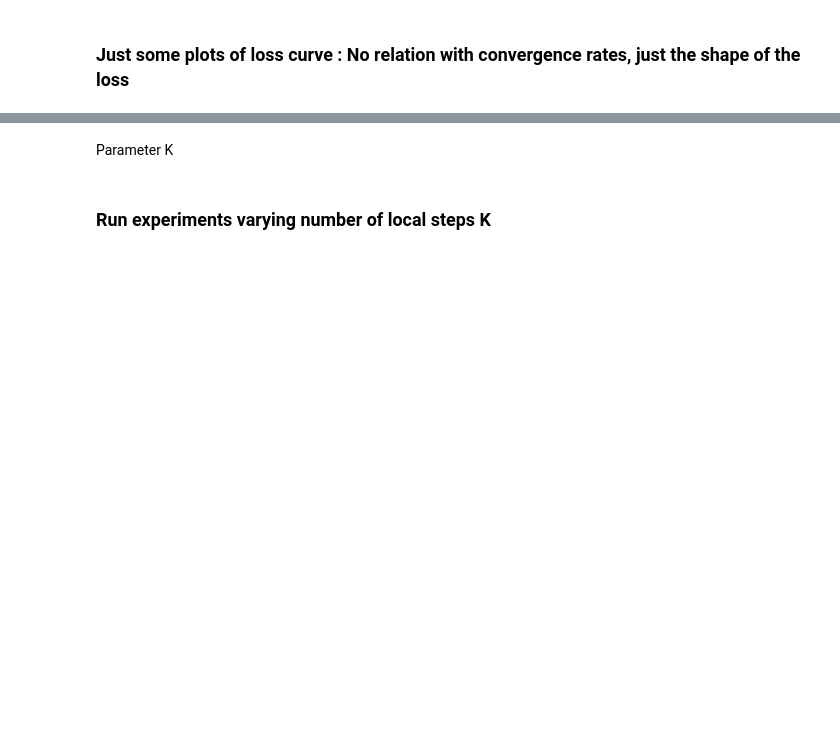
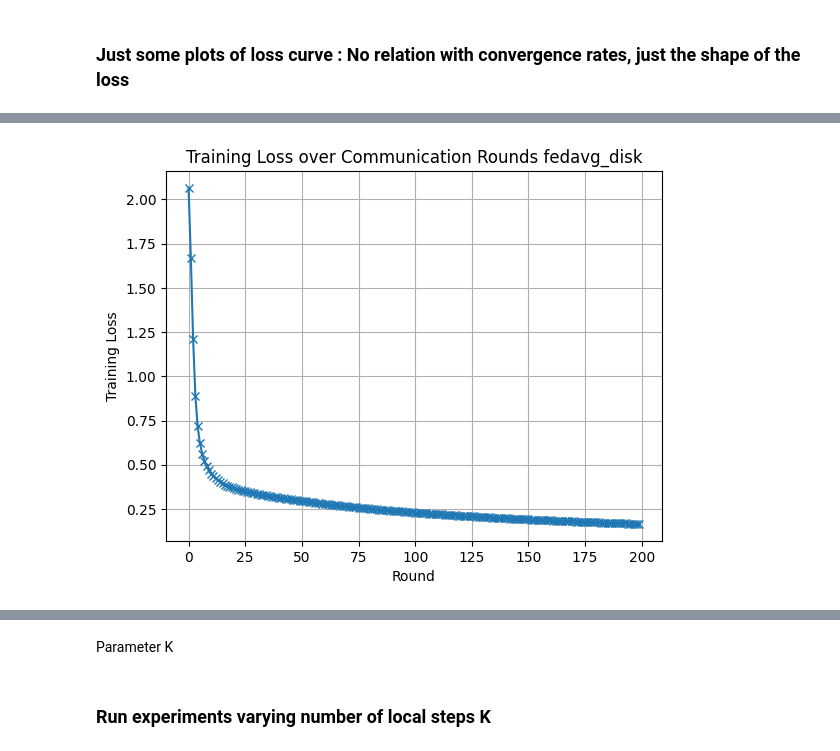
Before and after one commit to hacknstack/miniproject_OPTML, a Jupyter notebook: features_shift.ipynb, the cells around one changed output, grey strips where cells are left out. Cells and saved outputs as stored; diff of their text form; code cells hidden in the pictures; blank space fills up the shorter version.

```diff
--- a/features_shift.ipynb
+++ b/features_shift.ipynb
@@ -65,7 +81,7 @@ T = 5       # number of global rounds
 K = 10      # number of client GD steps
 gamma = 0.1 # learning rate
 
-# 1) Create MADE data loaders (unchanged)
+# 1) Create MADE data loaders
 made_loaders = [
     DataLoader(
         TensorDataset(
@@ -78,7 +94,7 @@ made_loaders = [
     for X, _ in datalist
 ]
 
-# 2) Train global MADE (unchanged)
+# 2) Train global MADE
 global_made = train_global_made(
     made_loaders,
     dim=28*28,
@@ -87,27 +103,27 @@ global_made = train_global_made(
     local_epochs=1
 )
 
-# 3) Compute sample-weights α for each client (unchanged)
+# 3) Compute sample-weights alpha for each client
 sample_weights = []
 for ld in made_loaders:
     local_made = MADE(28*28, 100)
     local_state = train_local_made(local_made, ld, epochs=1)
     local_made.load_state_dict(local_state)
 
-    alpha = compute_sample_weights(global_made, local_made, ld)
+    alpha = compute_sample_weights(global_made, local_made, ld,device = 'cpu')
     # alpha is a FloatTensor of shape [n_samples] for this client
     sample_weights.append(alpha)
 
 # ─────────────────────────────────────────────────────────────────────────────
 # 4) Instead of oversampling, just record:
-#      - alphas_list (one α-tensor per client)
+#      - alphas_list (one alpha-tensor per client)
 #      - client_sizes (one integer per client)
 #    and leave datalist as-is.
 
-alphas_list = sample_weights                  # list of length n_clients, each α has shape (N_k,)
+alphas_list = sample_weights                  # list of length n_clients, each alpha has shape (N_k,)
 client_sizes = [ len(y) for (_, y) in datalist ]  # e.g. [N_1, N_2, ..., N_K]
 
-# 5) Call the new fedavg signature directly on (X,y), alphas_list, and client_sizes
+# 5) Call the fedavg_disk directly on (X,y), alphas_list, and client_sizes
 print(f"case with {len(datalist)} clients, with feature distribution shift")
 model,loss = fedavg_disk(
     datalist,       # unchanged: [(X1, y1), (X2, y2), …]
@@ -220,0 +262,16 @@ plt.show()
+# %%
+model, loss_curve =  fedavg_disk(datalist,alphas_list,client_sizes, T=200, K=5, gamma=0.1, print_every = 10)
+
+#print(loss_curve)
+
+# Compute convergence rates
+abs_dec = compute_convergence(loss_curve)
+
+# Example printout
+#for r in range(T):
+    #print(f"Round {r+1}→{r+2}: abs drop = {abs_dec[r]:.4f}, rel drop = {rel_dec[r]:.4%}")
+
+
+
+test_accuracy = evaluate(model, test_images, test_labels)
+print(f"Test Accuracy with {n_clients} ): {test_accuracy * 100:.2f}%")
@@ -220,0 +296,9 @@ plt.show()
+# %%
+plt.plot(loss_curve, marker='x')
+plt.xlabel("Round")
+plt.ylabel("Training Loss")
+plt.title("Training Loss over Communication Rounds fedavg_disk")
+plt.grid(True)
+plt.show()
+# %% [output]
+[figure, added]
```
Also changed, not shown: parts of 25 cells of this notebook, 2 other files.
